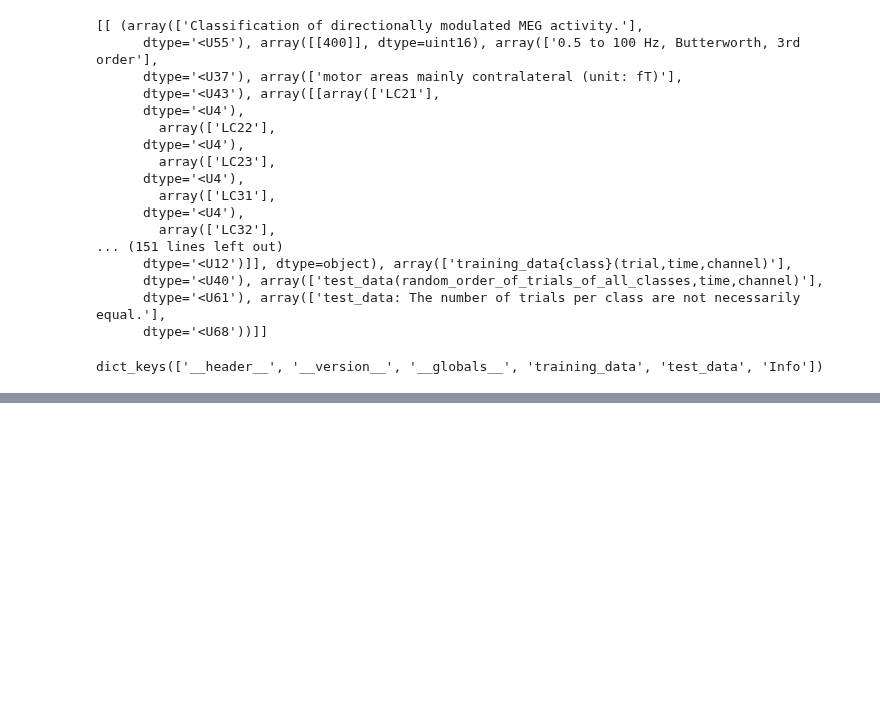
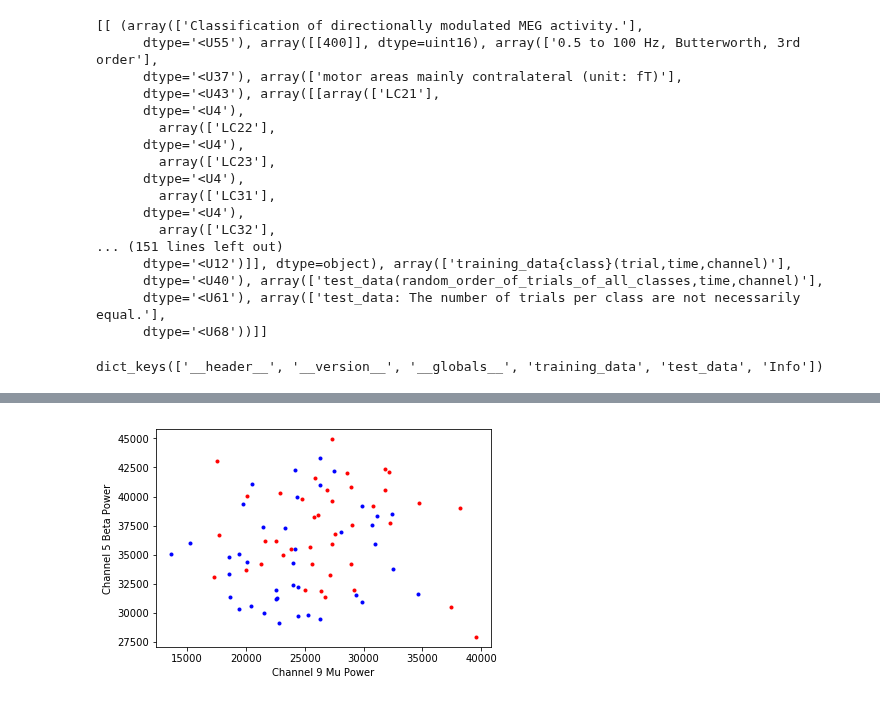
Before and after one commit to erindorothy/BCIFinalProject, a Jupyter notebook: Andrew_dev.ipynb, the cells around one changed output, grey strips where cells are left out. Cells and saved outputs as stored; diff of their text form; code cells hidden in the pictures; blank space fills up the shorter version.

```diff
--- a/Andrew_dev.ipynb
+++ b/Andrew_dev.ipynb
@@ -64,0 +108,13 @@ dict_keys(['__header__', '__version__', '__globals__', 'training_data', 'test_da
+# %%
+power = np.zeros((80, 30)) # 2x40 observations, 3x10 features
+for i in (0, 2): # right and left, respectively
+    print(np.shape(data['training_data'][0][i]))
+    curr_dir_data = data['training_data'][0][i]
+    for j, trial in enumerate(curr_dir_data):
+        for k, channel in enumerate(trial.T):
+            mu_amp = timefrequency.amp_by_time(channel, Fs=400, f_range=(8, 12))
+            power[j + 20*i, k] = np.sum(mu_amp)
+            theta_amp = timefrequency.amp_by_time(channel, Fs=400, f_range=(4, 7))
+            power[j + 20*i, k+10] = np.sum(theta_amp)
+            beta_amp = timefrequency.amp_by_time(channel, Fs=400, f_range=(13, 40))
+            power[j + 20*i, k+20] = np.sum(beta_amp)
@@ -64,0 +288,6 @@ dict_keys(['__header__', '__version__', '__globals__', 'training_data', 'test_da
+# %%
+plt.plot(power[:40,9], power[:40,25], 'b.', power[40:,9], power[40:,25], 'r.');
+plt.xlabel('Channel 9 Mu Power');
+plt.ylabel('Channel 5 Beta Power');
+# %% [output]
+[figure, added]
```
Also changed, not shown: parts of 40 cells of this notebook.
